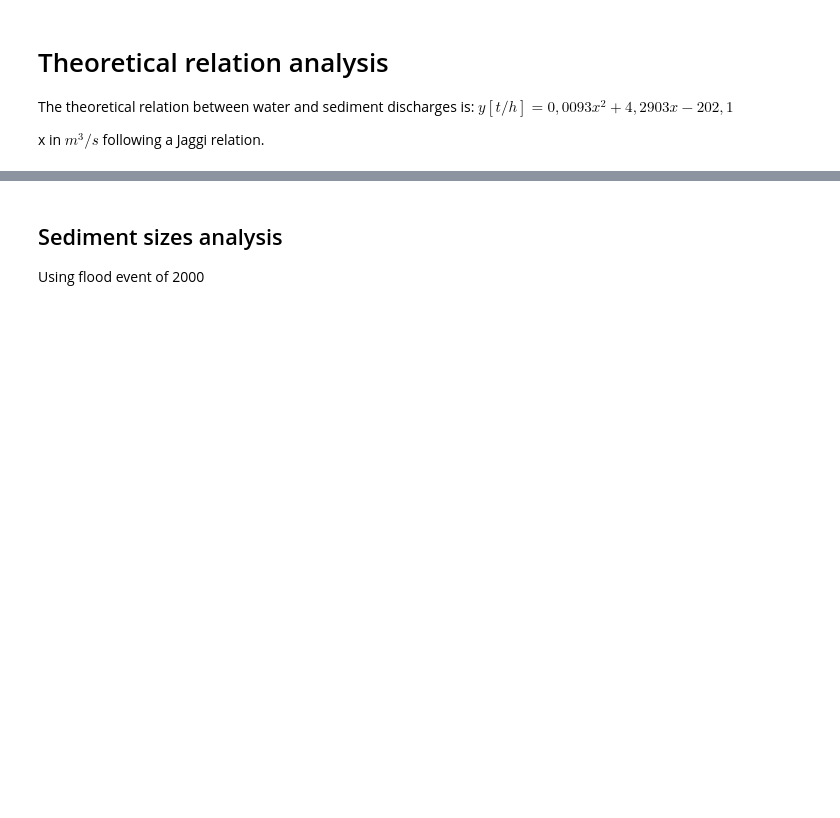
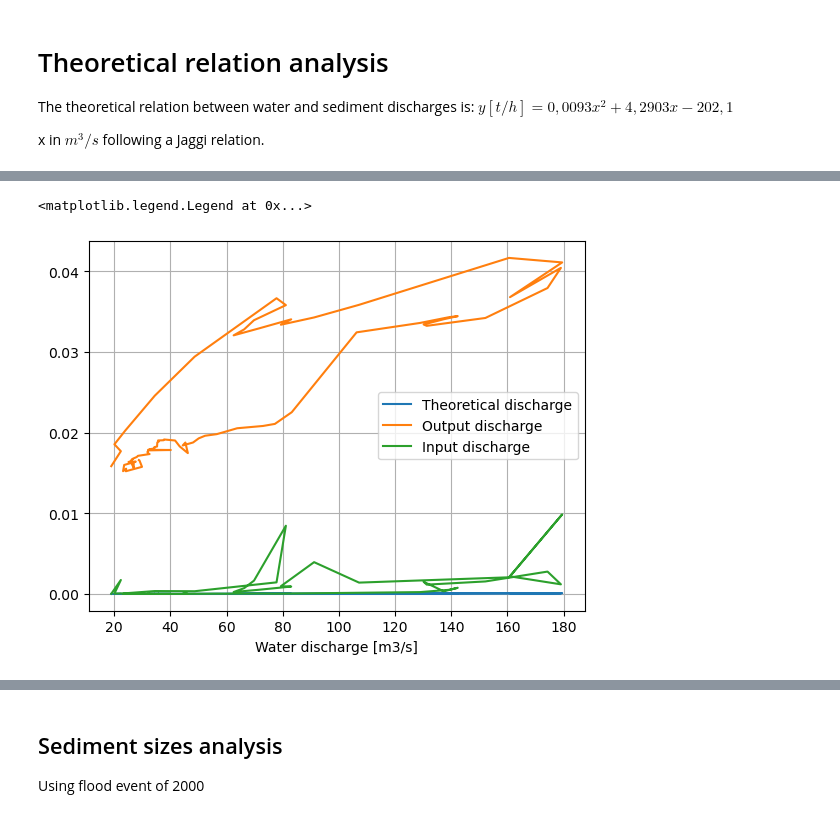
Before and after one commit to Margaux-Ccd/Dranse_sediment, a Jupyter notebook: Analysis/Sediment_analysis.ipynb, the cells around one changed output, grey strips where cells are left out. Drawn from its saved outputs; the diff is of its cells as text; code cells hidden in the pictures; blank space fills up the shorter version.

```diff
--- a/Analysis/Sediment_analysis.ipynb
+++ b/Analysis/Sediment_analysis.ipynb
@@ -60,3 +70,14 @@ print(multi_scan.head())
+# %%
+# plot sed discharges
+plt.grid()
+plt.plot(multi_scan['Q [m3/s]'],multi_scan['Q_sed_theoretical_m3s'], label='Theoretical discharge')
+plt.plot(multi_scan['Q [m3/s]'],multi_scan['Qsed_out_tot[m3/s]'], label='Output discharge')
+plt.plot(multi_scan['Q [m3/s]'],multi_scan['Qsed_in_tot[m3/s]'], label='Input discharge')
+plt.xlabel('Water discharge [m3/s]')
+plt.legend()
+# %% [output]
+<matplotlib.legend.Legend at 0x...>
+[figure, added]
 # %%
 # QQ plots
 
```
Also changed, not shown: parts of 7 cells of this notebook, 1 other file.
